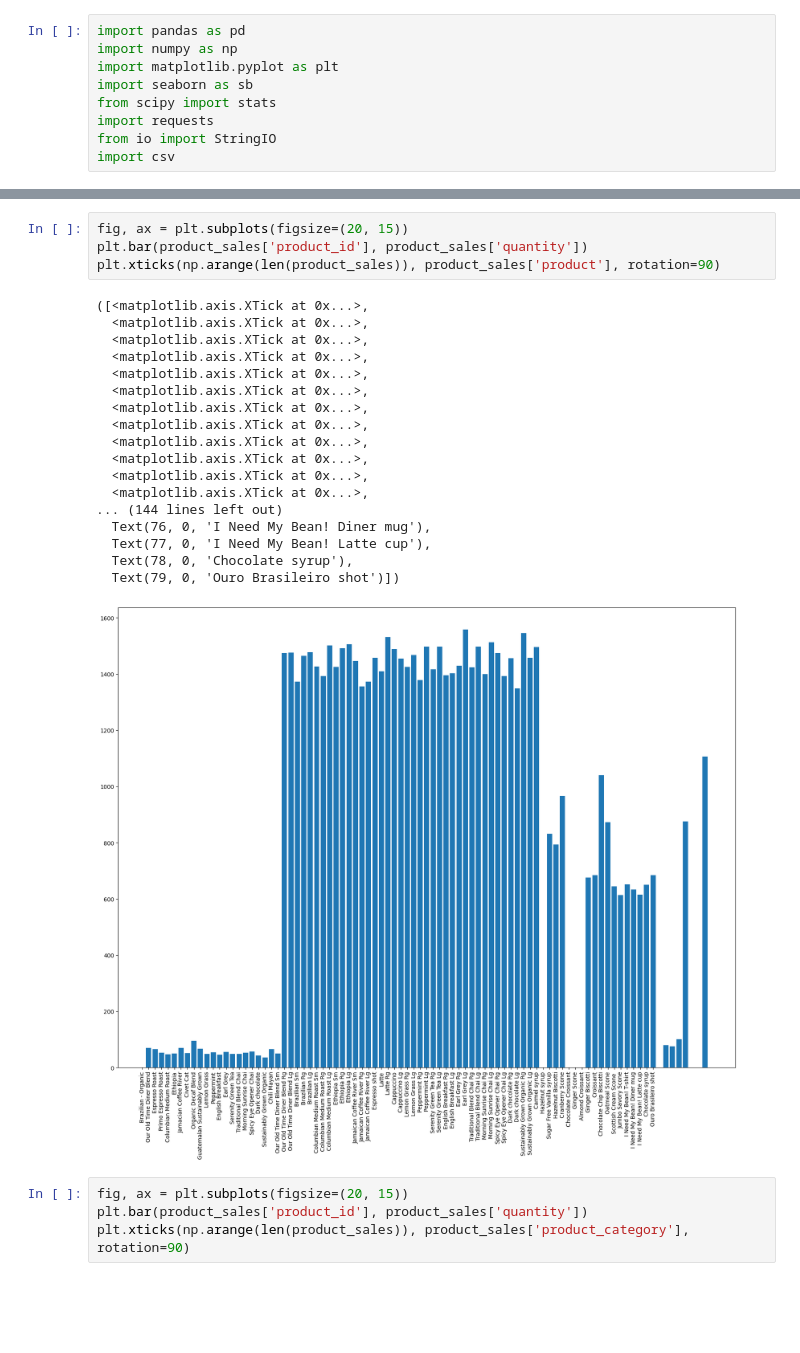
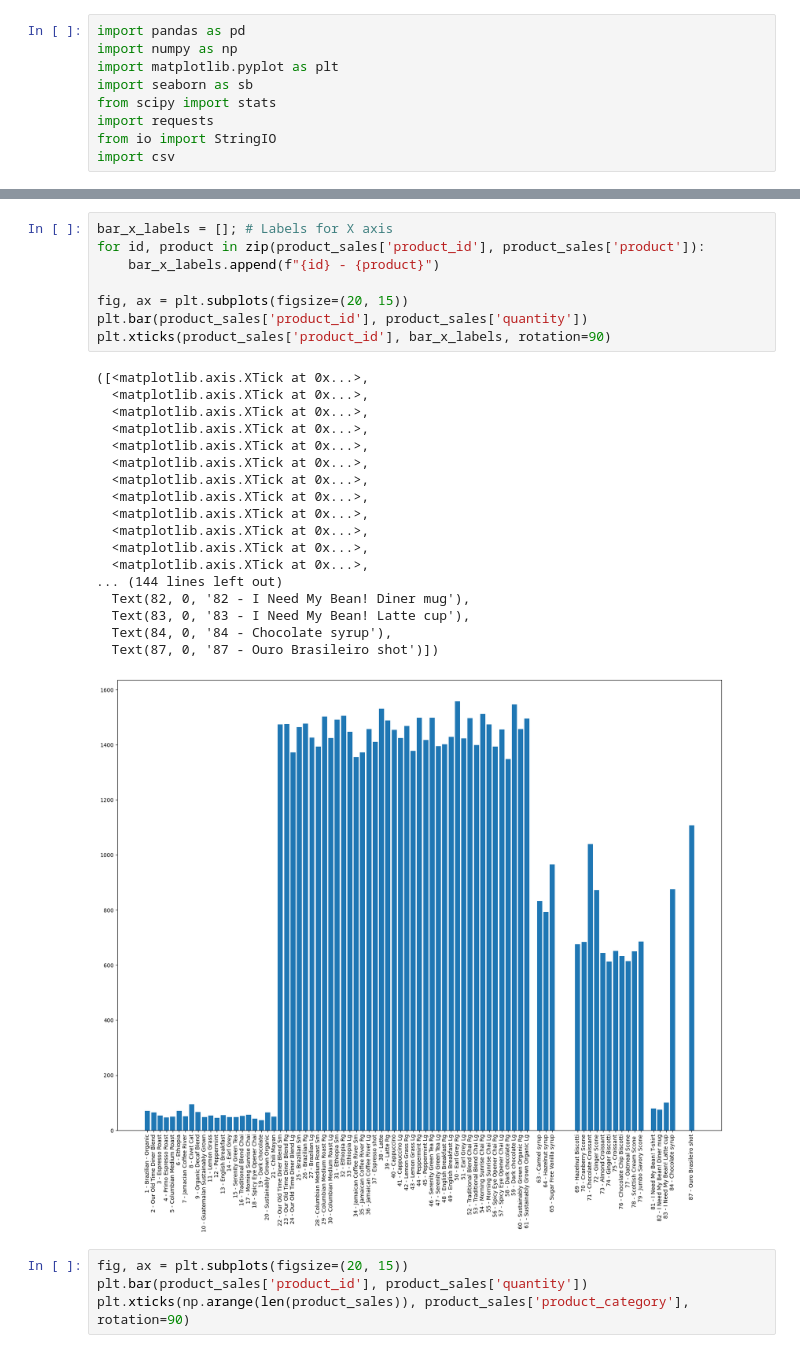
Before and after one commit to Daniel-Manea/big-data-assignment, a Jupyter notebook: test.ipynb, the cells around one changed output, grey strips where cells are left out. Saved outputs shown, nothing was run; the diff lists cells and outputs as text; blank space fills up the shorter version.

```diff
--- a/test.ipynb
+++ b/test.ipynb
@@ -78,28 +78,32 @@ product_sales.dropna(subset=['product_category'], inplace=True)
 
 [88 rows x 12 columns]
 # %%
+bar_x_labels = []; # Labels for X axis
+for id, product in zip(product_sales['product_id'], product_sales['product']):
+    bar_x_labels.append(f"{id} - {product}")
+
 fig, ax = plt.subplots(figsize=(20, 15))
 plt.bar(product_sales['product_id'], product_sales['quantity'])
-plt.xticks(np.arange(len(product_sales)), product_sales['product'], rotation=90)
+plt.xticks(product_sales['product_id'], bar_x_labels, rotation=90)
 # %% [output]
 ([<matplotlib.axis.XTick at 0x...>,
   <matplotlib.axis.XTick at 0x...>,
   <matplotlib.axis.XTick at 0x...>,
   <matplotlib.axis.XTick at 0x...>,
   <matplotlib.axis.XTick at 0x...>,
   <matplotlib.axis.XTick at 0x...>,
   <matplotlib.axis.XTick at 0x...>,
   <matplotlib.axis.XTick at 0x...>,
   <matplotlib.axis.XTick at 0x...>,
   <matplotlib.axis.XTick at 0x...>,
   <matplotlib.axis.XTick at 0x...>,
   <matplotlib.axis.XTick at 0x...>,
 ... (144 lines left out)
-  Text(76, 0, 'I Need My Bean! Diner mug'),
-  Text(77, 0, 'I Need My Bean! Latte cup'),
-  Text(78, 0, 'Chocolate syrup'),
-  Text(79, 0, 'Ouro Brasileiro shot')])
+  Text(82, 0, '82 - I Need My Bean! Diner mug'),
+  Text(83, 0, '83 - I Need My Bean! Latte cup'),
+  Text(84, 0, '84 - Chocolate syrup'),
+  Text(87, 0, '87 - Ouro Brasileiro shot')])
-[figure, old version]
+[figure, new version]
 # %%
 fig, ax = plt.subplots(figsize=(20, 15))
 plt.bar(product_sales['product_id'], product_sales['quantity'])
```
Also changed, not shown: 1 other file.
